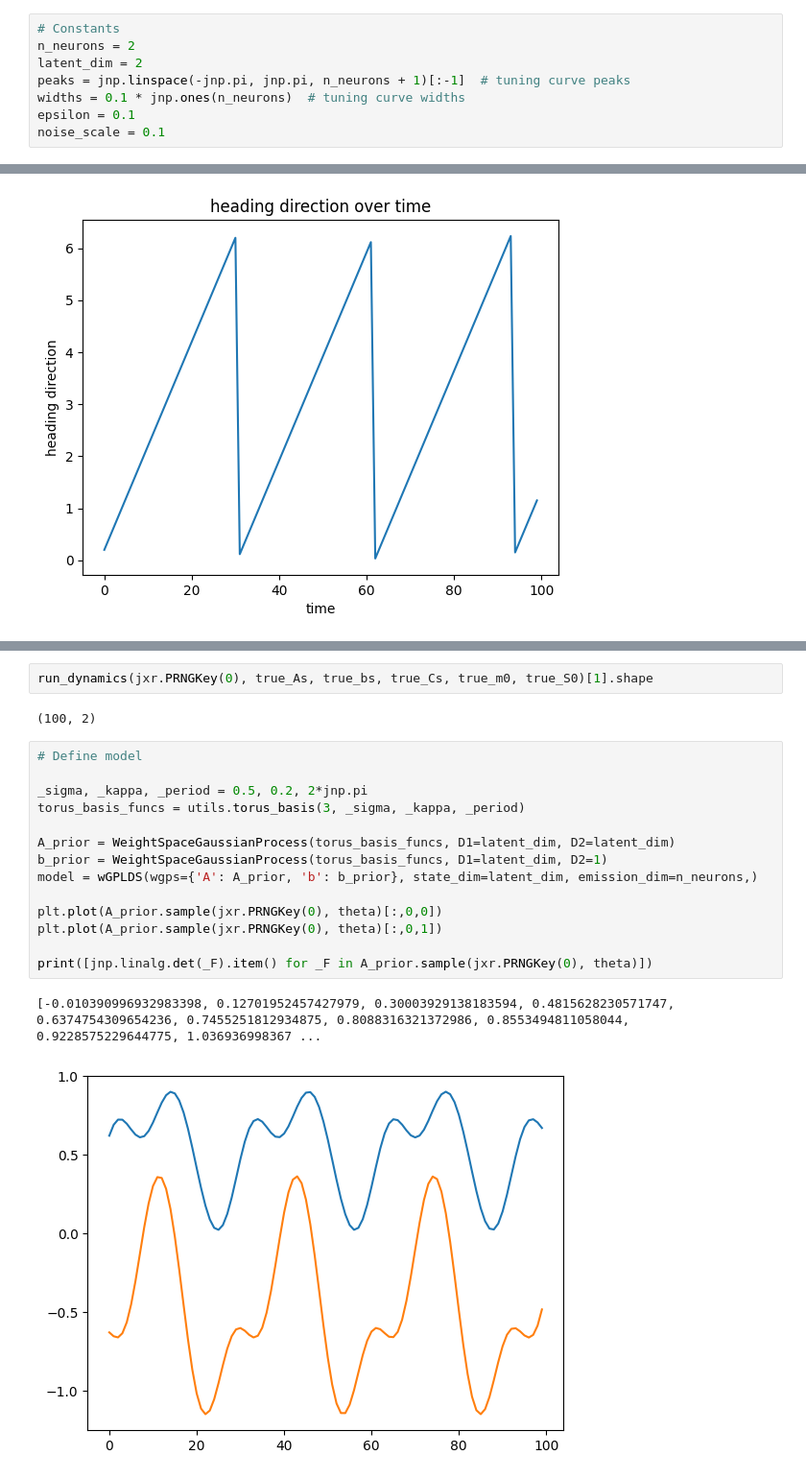
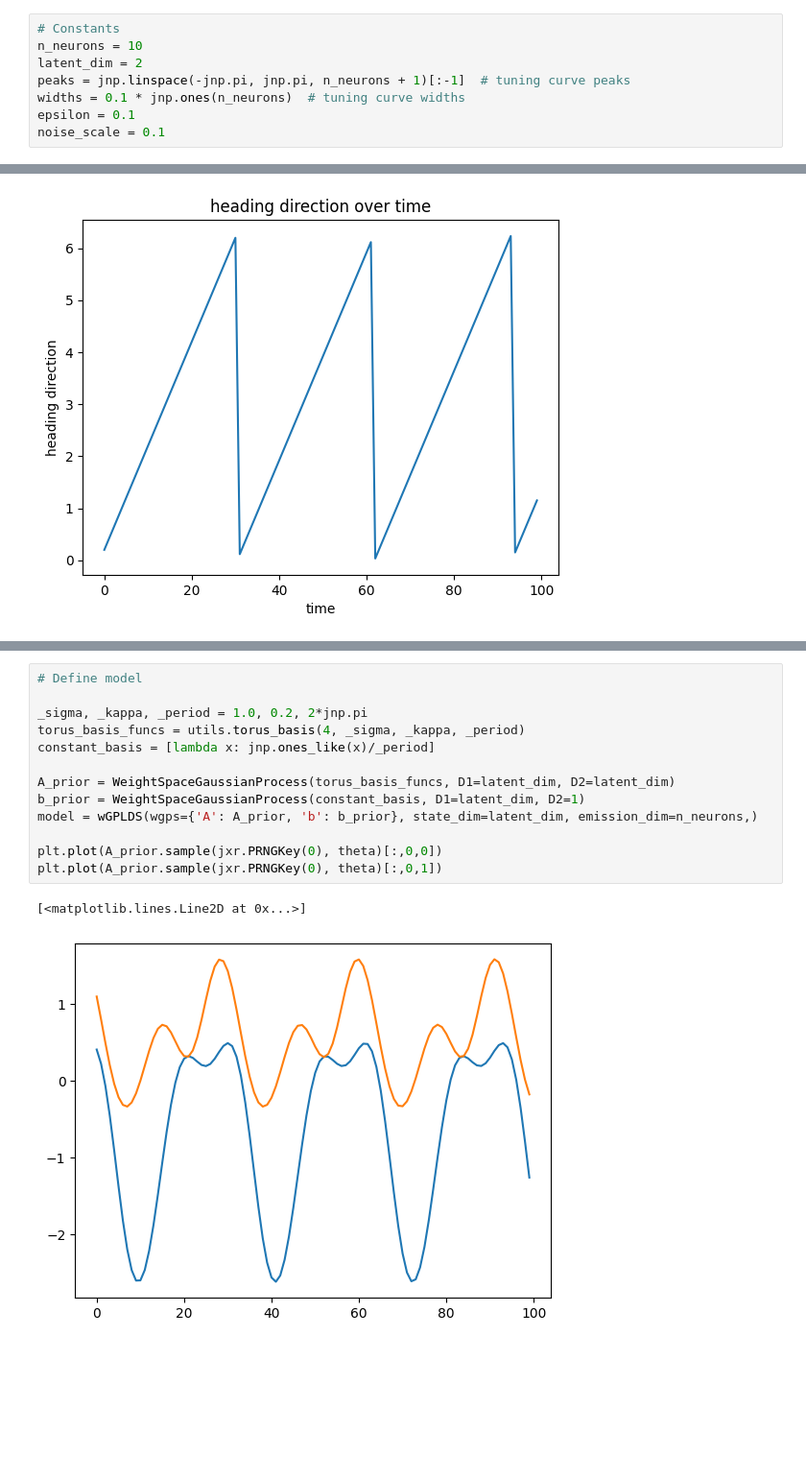
Before and after one commit to neurostatslab/clds, a Jupyter notebook: notebooks/demo_headdirection.ipynb, the cells around one changed output, grey strips where cells are left out. Shown at 96% size. Saved outputs shown, nothing was run; the diff lists cells and outputs as text; blank space fills up the shorter version.

Commit message:
clean up E-step stats, update demo notebook with A, b, Q recovery plots. M-step for b not as stable in weight space

```diff
--- a/notebooks/demo_headdirection.ipynb
+++ b/notebooks/demo_headdirection.ipynb
@@ -13,7 +13,7 @@ import utils
 from models import wGPLDS, WeightSpaceGaussianProcess
 # %%
 # Constants
-n_neurons = 2
+n_neurons = 10
 latent_dim = 2
 peaks = jnp.linspace(-jnp.pi, jnp.pi, n_neurons + 1)[:-1]  # tuning curve peaks
 widths = 0.1 * jnp.ones(n_neurons)  # tuning curve widths
@@ -99,26 +101,21 @@ plt.plot(true_bs)
 [<matplotlib.lines.Line2D at 0x...>,
  <matplotlib.lines.Line2D at 0x...>]
 [figure]
-# %%
-run_dynamics(jxr.PRNGKey(0), true_As, true_bs, true_Cs, true_m0, true_S0)[1].shape
-# %% [output]
-(100, 2)
 # %%
 # Define model
 
-_sigma, _kappa, _period = 0.5, 0.2, 2*jnp.pi
-torus_basis_funcs = utils.torus_basis(3, _sigma, _kappa, _period)
+_sigma, _kappa, _period = 1.0, 0.2, 2*jnp.pi
+torus_basis_funcs = utils.torus_basis(4, _sigma, _kappa, _period)
+constant_basis = [lambda x: jnp.ones_like(x)/_period]
 
 A_prior = WeightSpaceGaussianProcess(torus_basis_funcs, D1=latent_dim, D2=latent_dim)
-b_prior = WeightSpaceGaussianProcess(torus_basis_funcs, D1=latent_dim, D2=1)
+b_prior = WeightSpaceGaussianProcess(constant_basis, D1=latent_dim, D2=1)
 model = wGPLDS(wgps={'A': A_prior, 'b': b_prior}, state_dim=latent_dim, emission_dim=n_neurons,)
 
 plt.plot(A_prior.sample(jxr.PRNGKey(0), theta)[:,0,0])
 plt.plot(A_prior.sample(jxr.PRNGKey(0), theta)[:,0,1])
-
-print([jnp.linalg.det(_F).item() for _F in A_prior.sample(jxr.PRNGKey(0), theta)])
 # %% [output]
-[-0.010390996932983398, 0.12701952457427979, 0.30003929138183594, 0.4815628230571747, 0.6374754309654236, 0.7455251812934875, 0.8088316321372986, 0.8553494811058044, 0.9228575229644775, 1.036936998367 ...
+[<matplotlib.lines.Line2D at 0x...>]
-[figure, old version]
+[figure, new version]
 # %%
 from models import ParamswGPLDS
```
Also changed, not shown: parts of 9 cells of this notebook, 1 other file.
